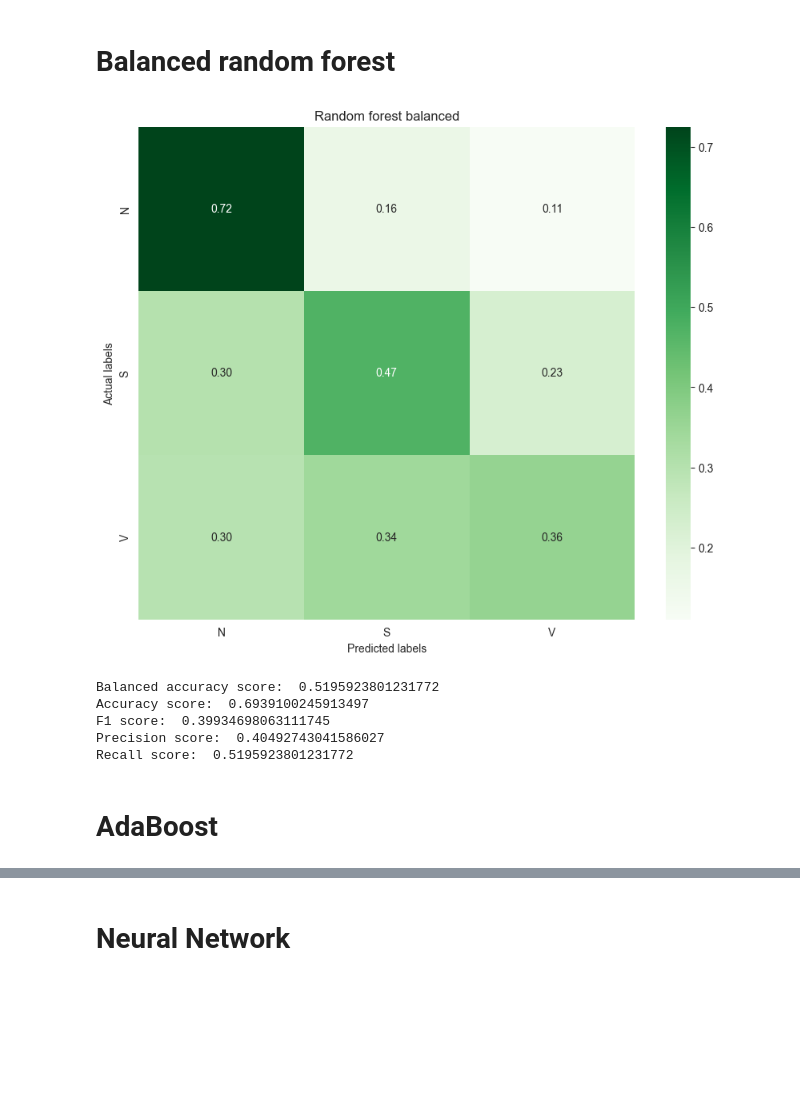
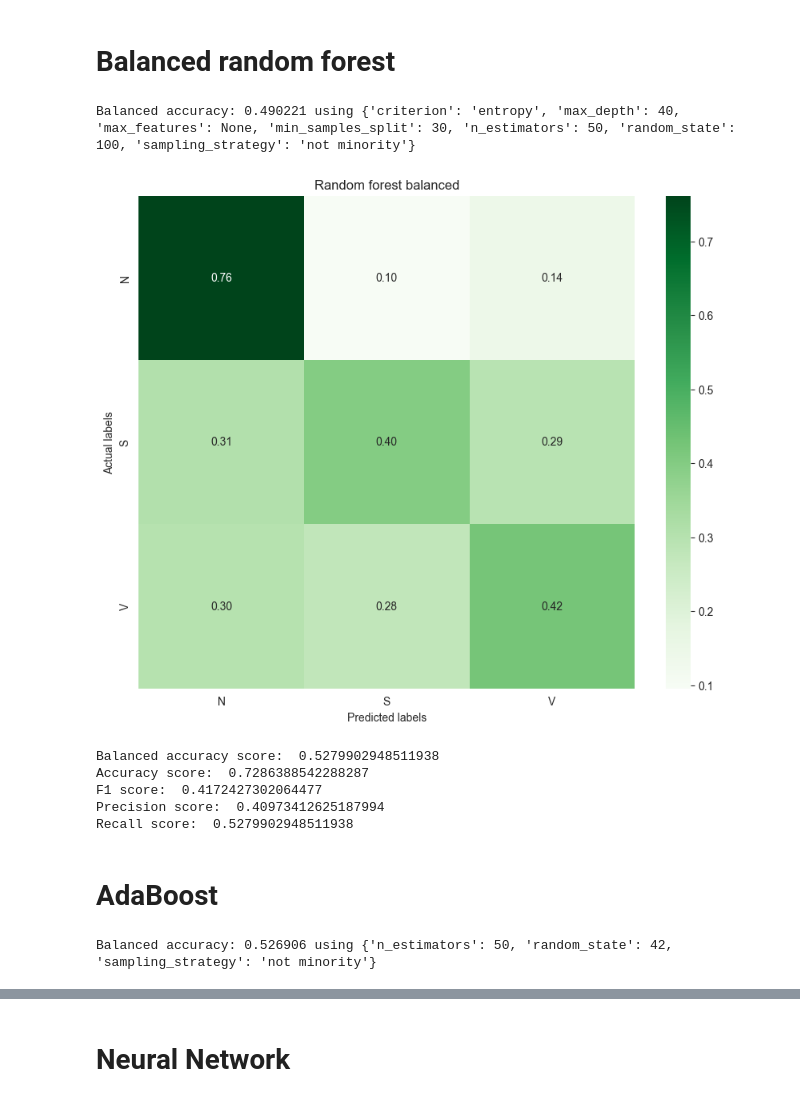
Before and after one commit to eleonora11sala/AI-project, a Jupyter notebook: MachineLearningApproach.ipynb, the cells around one changed output, grey strips where cells are left out. Drawn from its saved outputs; the diff is of its cells as text; code cells hidden in the pictures; blank space fills up the shorter version.

```diff
--- a/MachineLearningApproach.ipynb
+++ b/MachineLearningApproach.ipynb
@@ -272,7 +250,7 @@ one_hot_encoded_array_test_rem = one_hot_encoded_df_test_rem.values
 def show_confusion_matrix(y_predi, model_name_pred):
 
     predicted_class = np.argmax(y_predi, axis=-1)
-    test_classes = np.argmax(one_hot_encoded_array_test_rem, axis=-1)
+    test_classes = np.argmax(one_hot_encoded_array_test, axis=-1)
     cm = confusion_matrix(test_classes, predicted_class)
     classes_name = ['N', 'S', 'V']
 
@@ -321,7 +299,7 @@ from sklearn.metrics import recall_score
 
 def compute_metrics (y_predi):
     predicted_class = np.argmax(y_predi, axis=-1)
-    test_classes = np.argmax(one_hot_encoded_array_test_rem, axis=-1)
+    test_classes = np.argmax(one_hot_encoded_array_test, axis=-1)
     print("Balanced accuracy score: ", balanced_accuracy_score(test_classes, predicted_class))
     print("Accuracy score: ", accuracy_score(test_classes, predicted_class))
     print("F1 score: ", f1_score(test_classes, predicted_class,average='macro'))
@@ -411,14 +410,12 @@ X_test_rem
 # %%
-'''
 from sklearn.decomposition import PCA
 varianceThreshold = 0.9
 pca_features = PCA(n_components = varianceThreshold) # dimensionality reduction
 pca_features.fit(X_train)
 
-X_train = pca_features.transform(X_train)
-print(np.shape(X_train))
+X_train_pca = pca_features.transform(X_train)
+print(np.shape(X_train_pca))
 
-X_test = pca_features.transform(X_test)
-print(np.shape(X_test))
-'''
+X_test_pca = pca_features.transform(X_test)
+print(np.shape(X_test_pca))
 # %% [output]
@@ -530,35 +590,61 @@ Recall score:  0.4713275071503062
 # %% [markdown]
 # Balanced random forest
+# %%
+from imblearn.ensemble import BalancedRandomForestClassifier
+classifier=BalancedRandomForestClassifier()
+parameters = {
+    'n_estimators': np.arange(40,60,10),
+    'max_depth' : [40, 50],
+    'criterion' :['gini', 'entropy'],
+    'min_samples_split' : np.arange(20,40,10),
+    "max_features":[None],
+    "sampling_strategy":['not minority','majority'],
+    "random_state":[100],
+}
+hyperp_search(classifier,parameters)
+# %% [output]
+Balanced accuracy: 0.490221 using {'criterion': 'entropy', 'max_depth': 40, 'max_features': None, 'min_samples_split': 30, 'n_estimators': 50, 'random_state': 100, 'sampling_strategy': 'not minority'}
 # %%
-from imblearn.ensemble import BalancedRandomForestClassifier
+
 BalancedRandomForestModel = BalancedRandomForestClassifier(n_estimators= 50,
                                                    criterion= 'entropy',
-                                                   max_depth= 50,
+                                                   max_depth= 40,
                                                    min_samples_split= 30,
                                                    min_samples_leaf = 1,
                                                    min_weight_fraction_leaf = 0.0,
                                                    max_features= None,
                                                    sampling_strategy='not minority',
                                                    replacement= False,
                                                    n_jobs= -1,
                                                    random_state=100,
                                                    class_weight= None,
 
                                                    bootstrap=True
                                                    )
-BalancedRandomForestModel.fit(X_train_rem, y_train_rem)
-y_pred_BRF = BalancedRandomForestModel.predict(X_test_rem)
-one_hot_encoded_pred_BRF = pd.get_dummies(y_pred_BRF, columns=['0'])
+BalancedRandomForestModel.fit(X_train, y_train)
+y_pred_BRF = BalancedRandomForestModel.predict_proba(X_test)
+one_hot_encoded_pred_BRF = pd.get_dummies(np.argmax(y_pred_BRF,axis=1))
 
 show_confusion_matrix(one_hot_encoded_pred_BRF, "Random forest balanced")
 compute_metrics(one_hot_encoded_pred_BRF)
 # %% [output]
-[figure, old version]
+[figure, new version]
-Balanced accuracy score:  0.5195923801231772
-Accuracy score:  0.6939100245913497
-F1 score:  0.39934698063111745
-Precision score:  0.40492743041586027
-Recall score:  0.5195923801231772
+Balanced accuracy score:  0.5279902948511938
+Accuracy score:  0.7286388542288287
+F1 score:  0.4172427302064477
+Precision score:  0.40973412625187994
+Recall score:  0.5279902948511938
 # %% [markdown]
 # AdaBoost
+# %%
+from imblearn.ensemble import EasyEnsembleClassifier
+classifier = EasyEnsembleClassifier()
+parameters = {
+    'n_estimators': np.arange(30,70,10),
+    "sampling_strategy":['not minority','majority'],
+    "random_state":[42],
+}
+hyperp_search(classifier,parameters)
+# %% [output]
+Balanced accuracy: 0.526906 using {'n_estimators': 50, 'random_state': 42, 'sampling_strategy': 'not minority'}
 # %%
```
Also changed, not shown: parts of 26 cells of this notebook.
